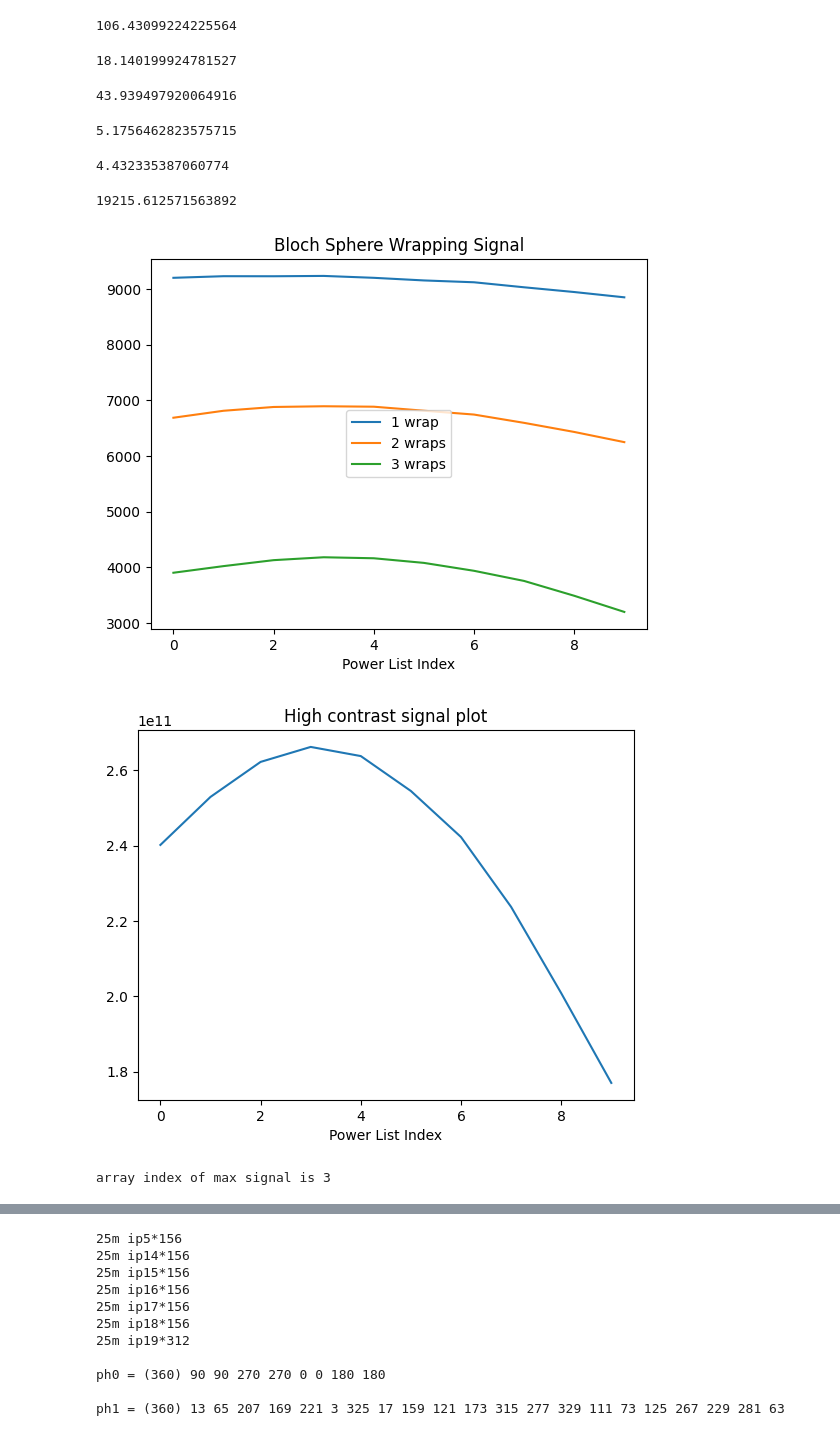
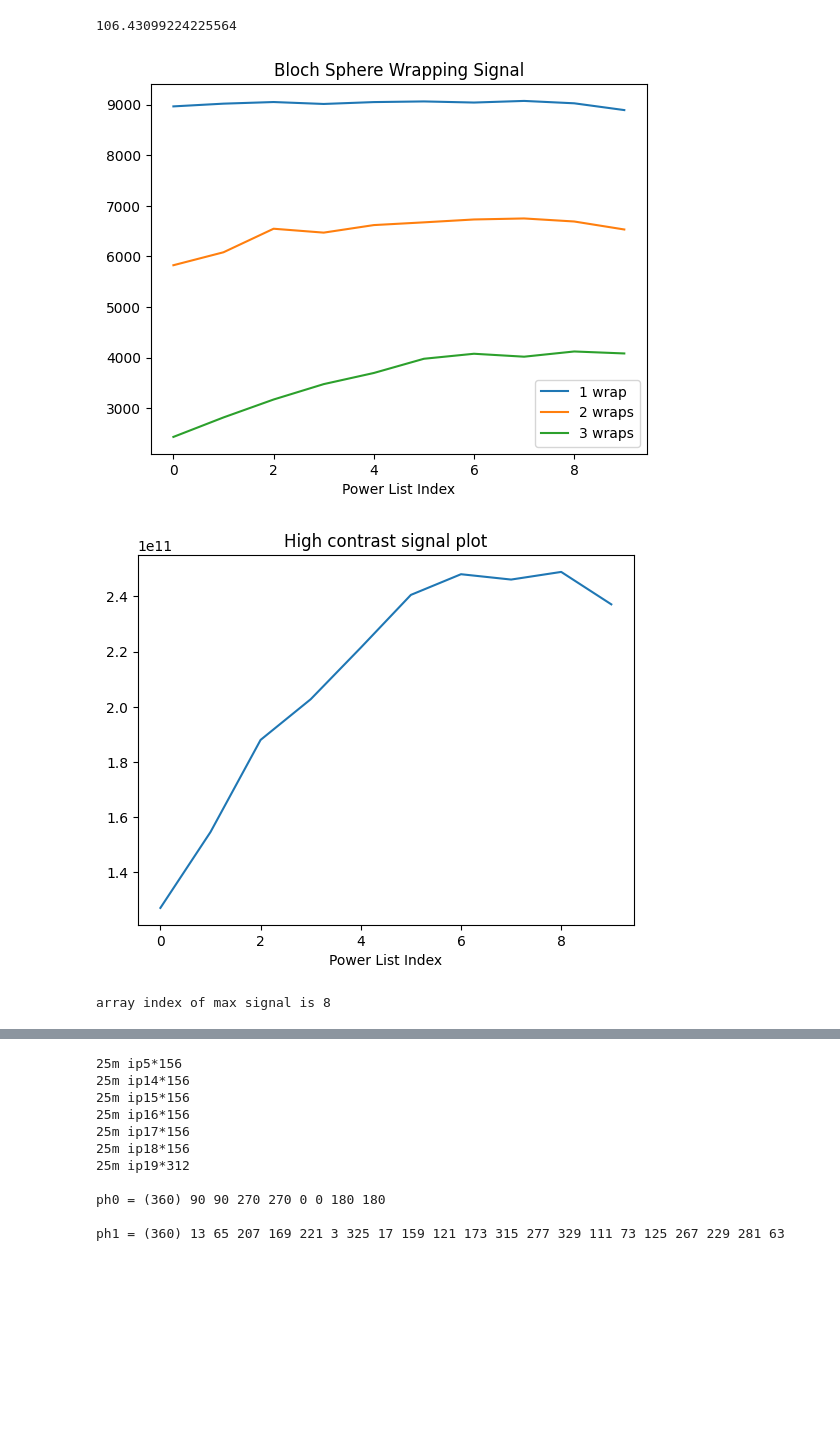
Before and after one commit to awstasiuk/phd-notebooks, a Jupyter notebook: Tune Up/Tune Up.ipynb, the cells around one changed output, grey strips where cells are left out. Saved outputs shown, nothing was run; the diff lists cells and outputs as text; code cells hidden in the pictures; blank space fills up the shorter version.

```diff
--- a/Tune Up/Tune Up.ipynb
+++ b/Tune Up/Tune Up.ipynb
@@ -36,28 +36,8 @@ Jf/kHz # J0 = 106.43 kHz * Ang**3
 # %% [output]
 106.43099224225564
-# %%
-Jli/kHz
-# %% [output]
-18.140199924781527
-# %%
-Jlif/kHz
-# %% [output]
-43.939497920064916
-# %%
-Jlif/kHz * (2/a)**3
-# %% [output]
-5.1756462823575715
-# %%
-(Jf/kHz) * (np.sqrt(2)/a)**3
-# %% [output]
-4.432335387060774
-# %%
-1/(Je/10**3)/ns
-# %% [output]
-19215.612571563892
 # %%
-nmr.Experiment(570, folder='expt9').calibrate90()
+nmr.Experiment(587, folder="expt9").calibrate90()
 # %% [output]
-[figure, old version]
+[figure, new version]
-[figure, old version]
+[figure, new version]
-array index of max signal is 3
+array index of max signal is 8
```
Also changed, not shown: parts of 5 cells of this notebook, 10 other files.
